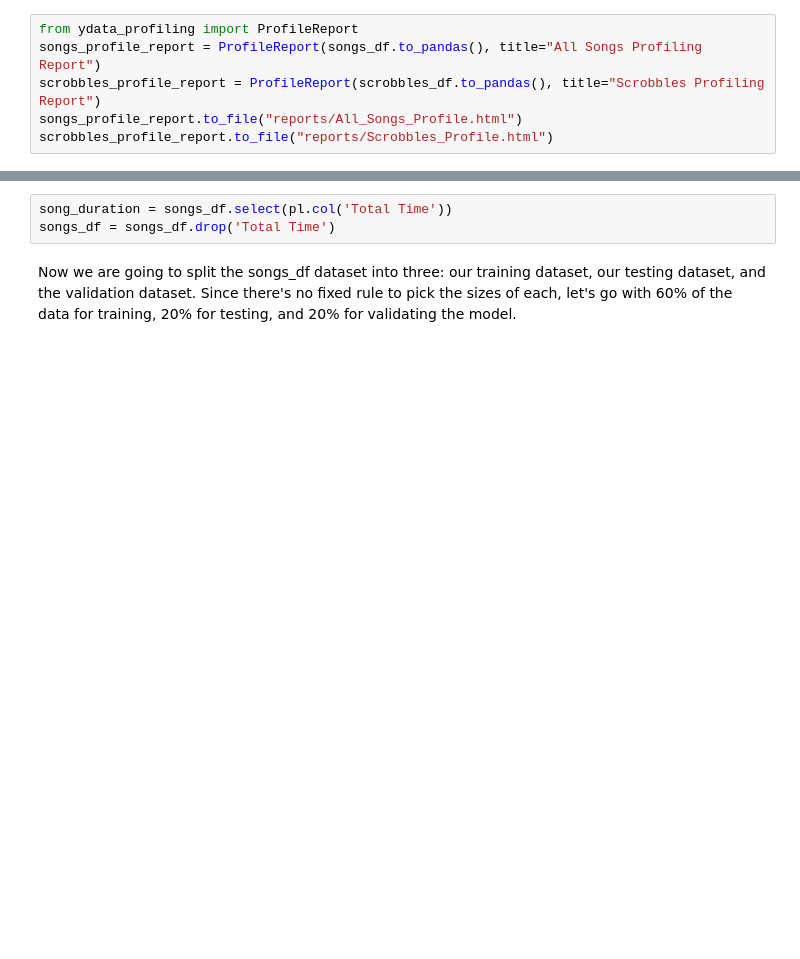
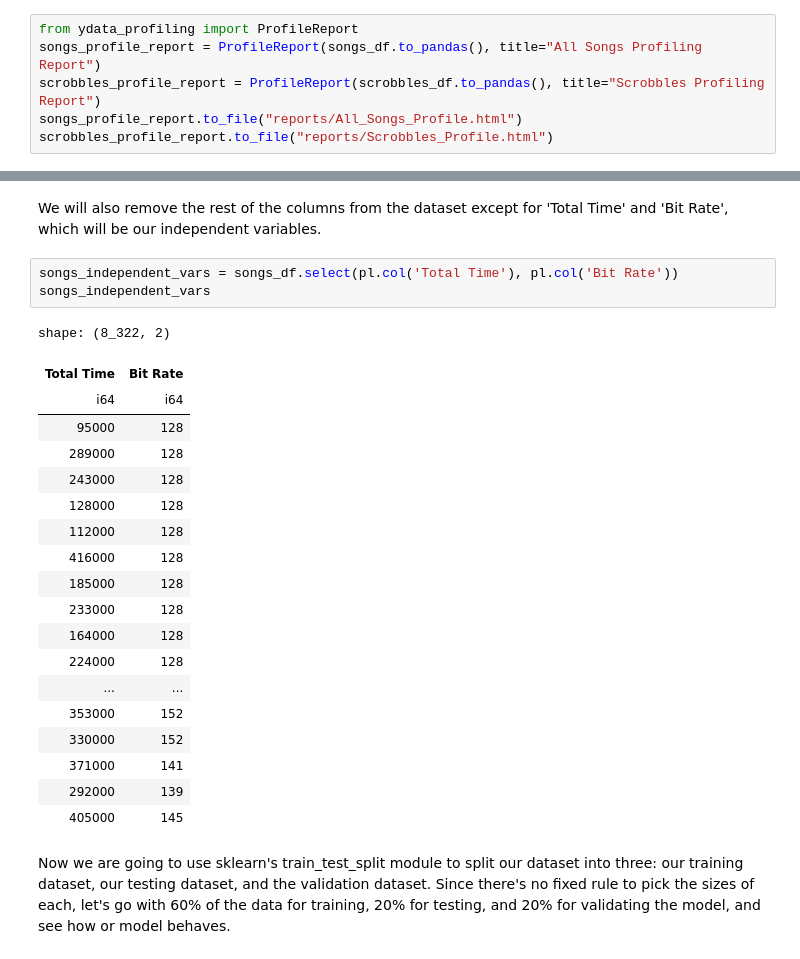
Before and after one commit to Underdoge/music-ds, a Jupyter notebook: Jupyter_Workbook.ipynb, the cells around one changed output, grey strips where cells are left out. Drawn from its saved outputs; the diff is of its cells as text; blank space fills up the shorter version.

```diff
--- a/Jupyter_Workbook.ipynb
+++ b/Jupyter_Workbook.ipynb
@@ -551,5 +593,27 @@ Let's begin by separating the variable we want to predict, in this case, the son
+# %% [markdown]
+We will also remove the rest of the columns from the dataset except for 'Total Time' and 'Bit Rate', which will be our independent variables.
 # %%
-song_duration = songs_df.select(pl.col('Total Time'))
-songs_df = songs_df.drop('Total Time')
+songs_independent_vars = songs_df.select(pl.col('Total Time'), pl.col('Bit Rate'))
+songs_independent_vars
+# %% [output]
+shape: (8_322, 2)
+| Total Time | Bit Rate |
+| i64 | i64 |
+| 95000 | 128 |
+| 289000 | 128 |
+| 243000 | 128 |
+| 128000 | 128 |
+| 112000 | 128 |
+| 416000 | 128 |
+| 185000 | 128 |
+| 233000 | 128 |
+| 164000 | 128 |
+| 224000 | 128 |
+| ... | ... |
+| 353000 | 152 |
+| 330000 | 152 |
+| 371000 | 141 |
+| 292000 | 139 |
+| 405000 | 145 |
 # %% [markdown]
-Now we are going to split the songs_df dataset into three: our training dataset, our testing dataset, and the validation dataset. Since there's no fixed rule to pick the sizes of each, let's go with 60% of the data for training, 20% for testing, and 20% for validating the model.
+Now we are going to use sklearn's train_test_split module to split our dataset into three: our training dataset, our testing dataset, and the validation dataset. Since there's no fixed rule to pick the sizes of each, let's go with 60% of the data for training, 20% for testing, and 20% for validating the model, and see how or model behaves.
```
Also changed, not shown: parts of 20 cells of this notebook, 3 other files.
